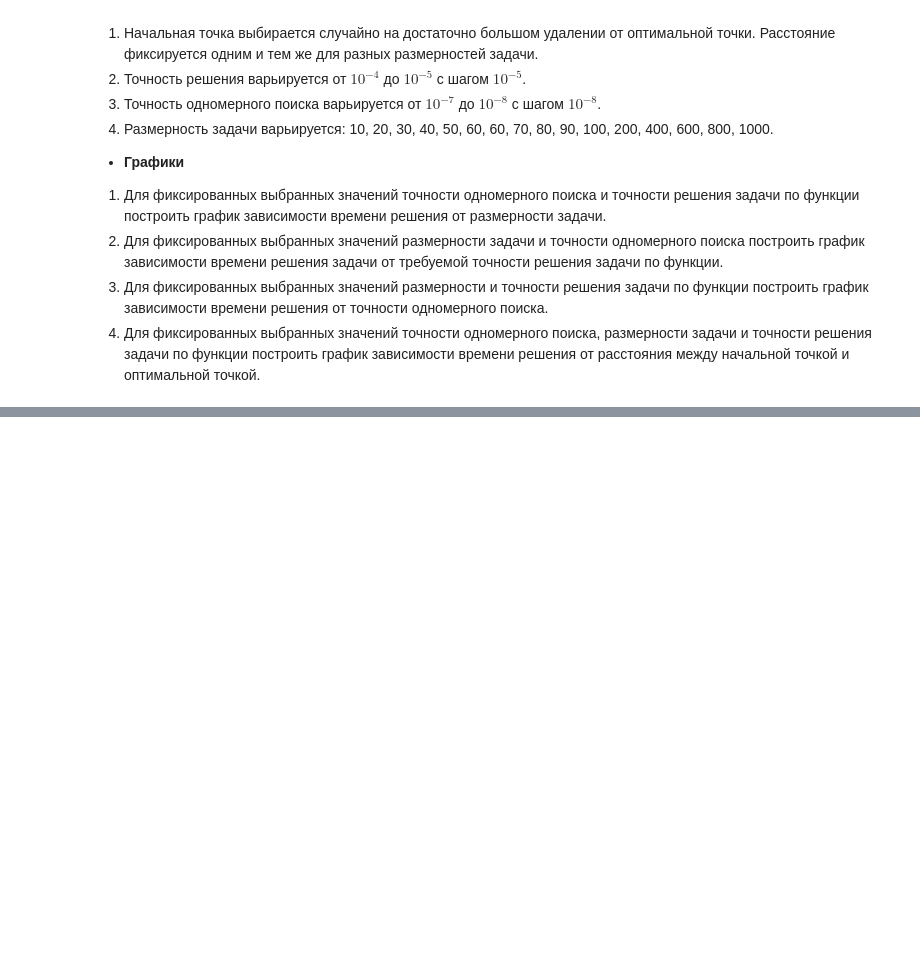
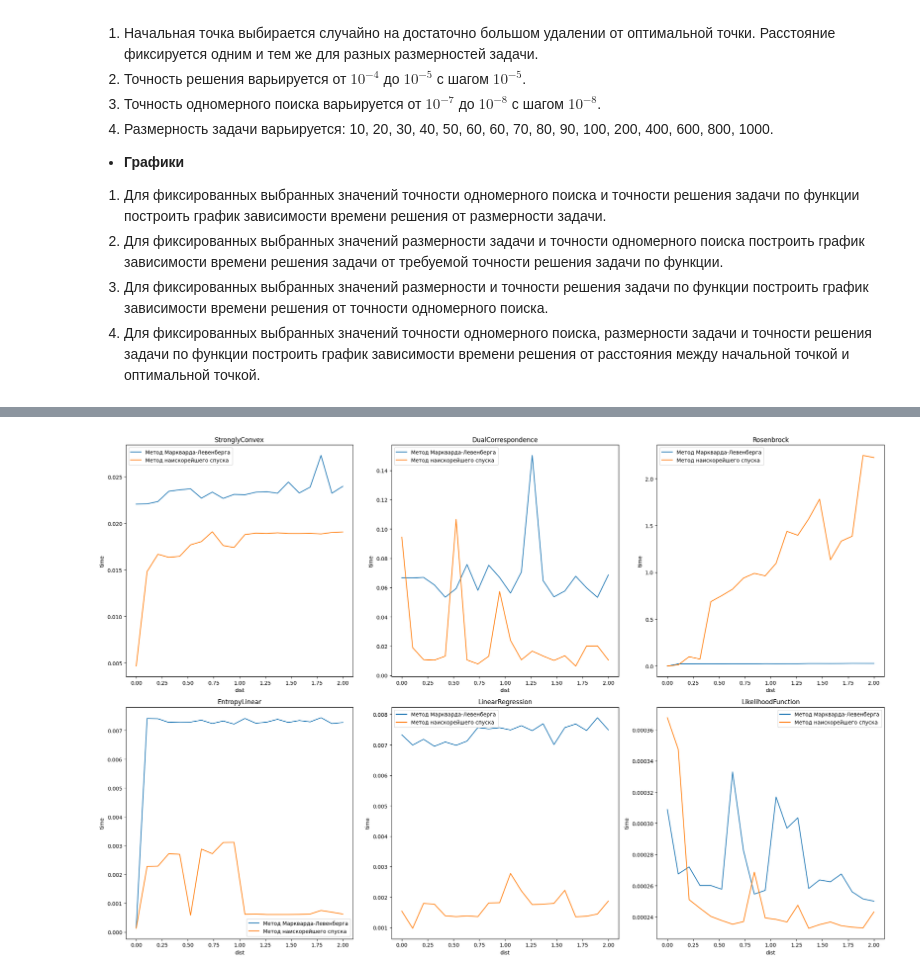
Before and after one commit to fallra1n/math-optimization, a Jupyter notebook: hw-2/OPTI_2.ipynb, the cells around one changed output, grey strips where cells are left out. Saved outputs shown, nothing was run; the diff lists cells and outputs as text; code cells hidden in the pictures; blank space fills up the shorter version.

```diff
--- a/hw-2/OPTI_2.ipynb
+++ b/hw-2/OPTI_2.ipynb
@@ -236,7 +240,13 @@ def dual_correspondence(
     x0 = x[: len(x) // 2]
     y0 = x[len(x) // 2 :]
     L, W, c = param_list["L"], param_list["W"], param_list["c"]
-    return -agnp.dot(L, x0) - agnp.dot(W, y0) + agnp.log(agnp.sum(agnp.exp(-100 * c + x0[:, None] + y0[None, :])))
+
+    exponent = -100 * c + x0[:, None] + y0[None, :]
+    max_exp = agnp.max(exponent)
+    term = agnp.exp(exponent - max_exp)
+    log_sum = max_exp + agnp.log(agnp.sum(term))
+
+    return -agnp.dot(L, x0) - agnp.dot(W, y0) + log_sum
 
 
 # Функция Розенброка
@@ -547,11 +576,11 @@ plt.show()
 # %%
-fig, axs = plt.subplots(nrows=1, ncols=3, figsize=(21, 7))  # figsize=(ширина, высота)
+fig, axs = plt.subplots(nrows=2, ncols=3, figsize=(21, 14))  # figsize=(ширина, высота)
 plt.tight_layout(pad=8.0)
 
 dim = 2
 steps = 100000
 prec = 1e-5
-dist_list = np.linspace(10 ** (0), 10 ** (1), 20)
+dist_list = np.linspace(0, 2, 20)
 
 Lst_y_lev = []
 Lst_x_lev = []
@@ -561,49 +590,80 @@ Lst_x_fast = []
 Lst_y_lev.append([])
 Lst_x_lev.append([])
 x_opt_list = [np.ones(dim), 0, np.ones(dim), (1 / np.arange(1, dim + 1)) * np.exp(-1), 0, 0]
 
-j = 0
-for i in [0, 2, 3]:
+x0, param_list = param_gen[1](dim)
+max_steps, eps = steps, prec
+result = levenberg_markvatd2(function_list[1], param_list, x0, max_steps, eps)
+x_opt_list[1] = result
+
+x0, param_list = param_gen[4](dim)
+max_steps, eps = steps, prec
+result = levenberg_markvatd2(function_list[4], param_list, x0, max_steps, eps)
+x_opt_list[4] = result
+
+x0, param_list = param_gen[5](dim)
+max_steps, eps = steps, prec
+result = levenberg_markvatd2(function_list[5], param_list, x0, max_steps, eps)
+x_opt_list[5] = result
+
+for i in range(number_of_func):
     Lst_y_lev.append([])
+    Lst_y_fast.append([])
     Lst_x_lev.append([])
+    Lst_x_fast.append([])
 
     for dist in dist_list:
         start_time = time.time()
+        d1 = dim
+        if i == 1:
+            d1 *= 2
+        elif i == 5:
+            d1 += 1
         _, param_list = param_gen[i](dim)
-        x0 = x_opt_list[i] + dist * np.ones(dim)
+        x0 = x_opt_list[i] + dist * np.ones(d1)
         max_steps, eps = steps, prec
         result = levenberg_markvatd2(function_list[i], param_list, x0, max_steps, eps)
         end_time = time.time()
-        Lst_y_lev[j].append(end_time - start_time)
+        Lst_x_lev[i].append(dist)
+        Lst_y_lev[i].append(end_time - start_time)
         if end_time - start_time > 10:
             break
-    j += 1
 
-j = 0
-for i in [0, 2, 3]:
+for i in range(number_of_func):
+    Lst_y_lev.append([])
     Lst_y_fast.append([])
+    Lst_x_lev.append([])
     Lst_x_fast.append([])
-    for prec in prec_list:
+
+    for dist in dist_list:
         start_time = time.time()
+        d1 = dim
+        if i == 1:
+            d1 *= 2
+        elif i == 5:
+            d1 += 1
         _, param_list = param_gen[i](dim)
-        x0 = x_opt_list[i] + dist * np.ones(dim)
+        x0 = x_opt_list[i] + dist * np.ones(d1)
         start_time = time.time()
         result = the_fastest_descent(function_list[i], param_list, x0, max_steps, eps)
         end_time = time.time()
-        Lst_y_fast[j].append(end_time - start_time)
+        Lst_x_fast[i].append(dist)
+        Lst_y_fast[i].append(end_time - start_time)
         if end_time - start_time > 10:
             break
-    j += 1
 
-
-for j in range(3):
-    axs[j].plot(dist_list, Lst_y_lev[j], label='Метод Маркварда-Левенберга')
-    axs[j].plot(dist_list, Lst_y_fast[j], label='Метод наискорейшего спуска')
-    axs[j].set_title(func_name_list[j])
-    axs[j].set_xlabel('dist')
-    axs[j].set_ylabel('time')
-    axs[j].legend()
+for i in range(2):
+    for j in range(3):
+        ind = i * 3 + j
+        axs[i, j].plot(Lst_x_lev[ind], Lst_y_lev[ind], label='Метод Маркварда-Левенберга')
+        axs[i, j].plot(Lst_x_fast[ind], Lst_y_fast[ind], label='Метод наискорейшего спуска')
+        axs[i, j].set_title(func_name_list[ind])
+        axs[i, j].set_xlabel('dist')
+        axs[i, j].set_ylabel('time')
+        axs[i, j].legend()
 
 
 plt.tight_layout()
 plt.show()
+# %% [output]
+[figure, added]
```
Also changed, not shown: parts of 6 cells of this notebook.
